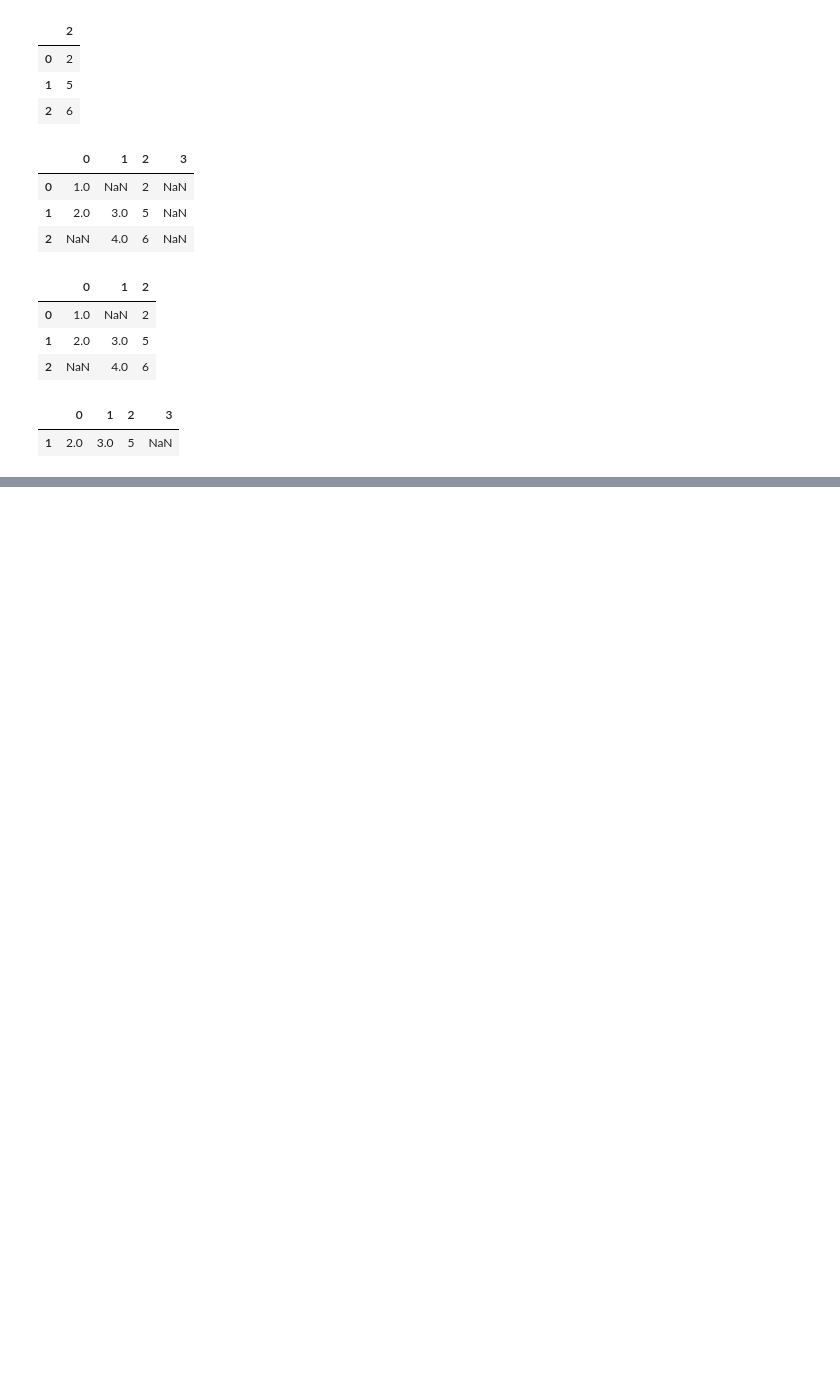
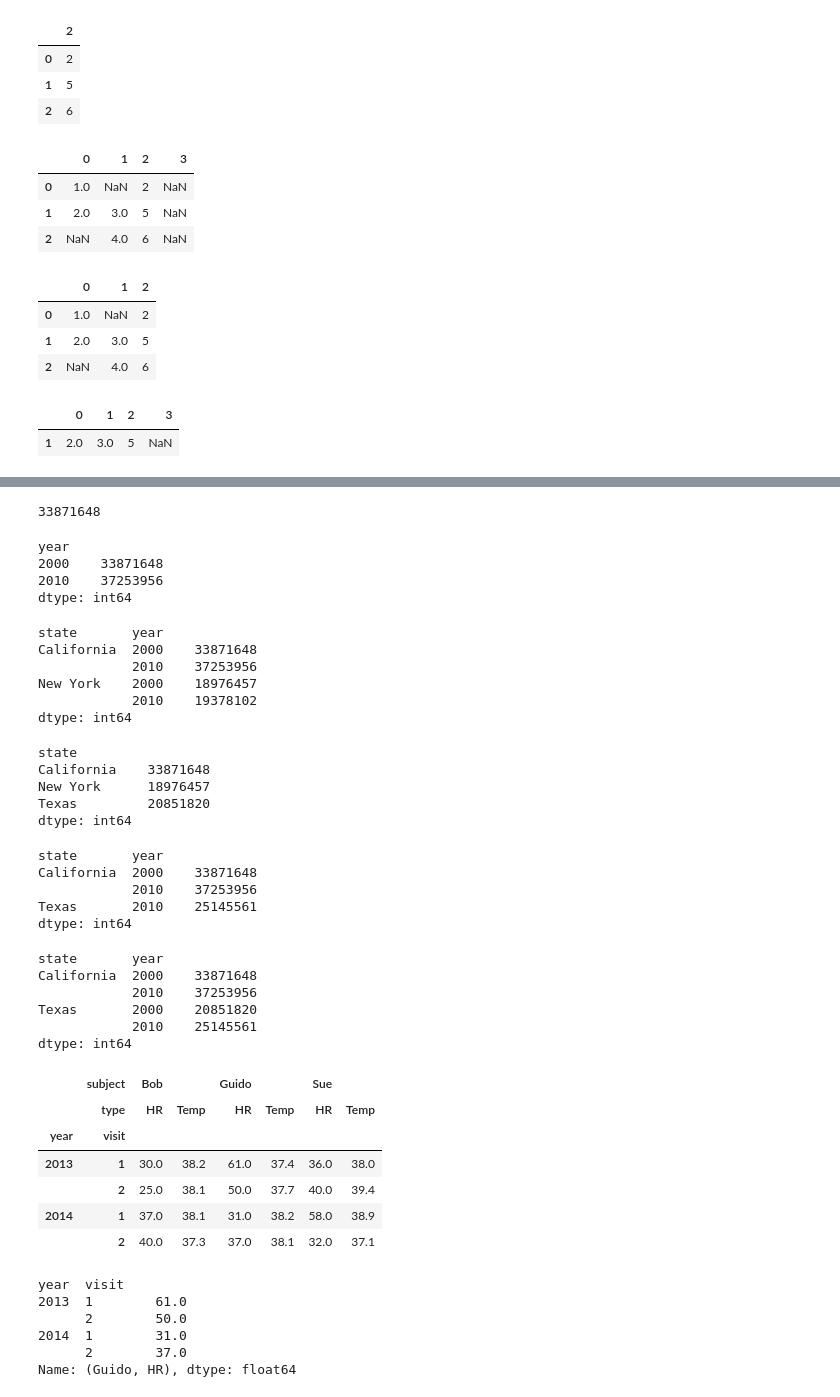
Before and after one commit to Razor-87/vanderplas-pdsh, a Jupyter notebook: Chapter [3.1].ipynb, the cells around one changed output, grey strips where cells are left out. Cells and saved outputs as stored; diff of their text form; code cells hidden in the pictures; blank space fills up the shorter version.

```diff
--- a/Chapter [3.1].ipynb
+++ b/Chapter [3.1].ipynb
@@ -759,0 +1017,64 @@ df.dropna(axis='rows', thresh=3)
+# %%
+pop['California', 2000]
+# %% [output]
+33871648
+# %%
+pop['California']
+# %% [output]
+year
+2000    33871648
+2010    37253956
+dtype: int64
+# %%
+pop.loc['California':'New York']
+# %% [output]
+state       year
+California  2000    33871648
+            2010    37253956
+New York    2000    18976457
+            2010    19378102
+dtype: int64
+# %%
+pop[:, 2000]
+# %% [output]
+state
+California    33871648
+New York      18976457
+Texas         20851820
+dtype: int64
+# %%
+ pop[pop > 22000000]
+# %% [output]
+state       year
+California  2000    33871648
+            2010    37253956
+Texas       2010    25145561
+dtype: int64
+# %%
+pop[['California', 'Texas']]
+# %% [output]
+state       year
+California  2000    33871648
+            2010    37253956
+Texas       2000    20851820
+            2010    25145561
+dtype: int64
+# %%
+health_data
+# %% [output]
+|  | subject | Bob |  | Guido |  | Sue |  |
+|  | type | HR | Temp | HR | Temp | HR | Temp |
+| year | visit |  |  |  |  |  |  |
+| 2013 | 1 | 30.0 | 38.2 | 61.0 | 37.4 | 36.0 | 38.0 |
+|  | 2 | 25.0 | 38.1 | 50.0 | 37.7 | 40.0 | 39.4 |
+| 2014 | 1 | 37.0 | 38.1 | 31.0 | 38.2 | 58.0 | 38.9 |
+|  | 2 | 40.0 | 37.3 | 37.0 | 38.1 | 32.0 | 37.1 |
+# %%
+health_data['Guido', 'HR']
+# %% [output]
+year  visit
+2013  1        61.0
+      2        50.0
+2014  1        31.0
+      2        37.0
+Name: (Guido, HR), dtype: float64
```
Also changed, not shown: parts of 31 cells of this notebook.
